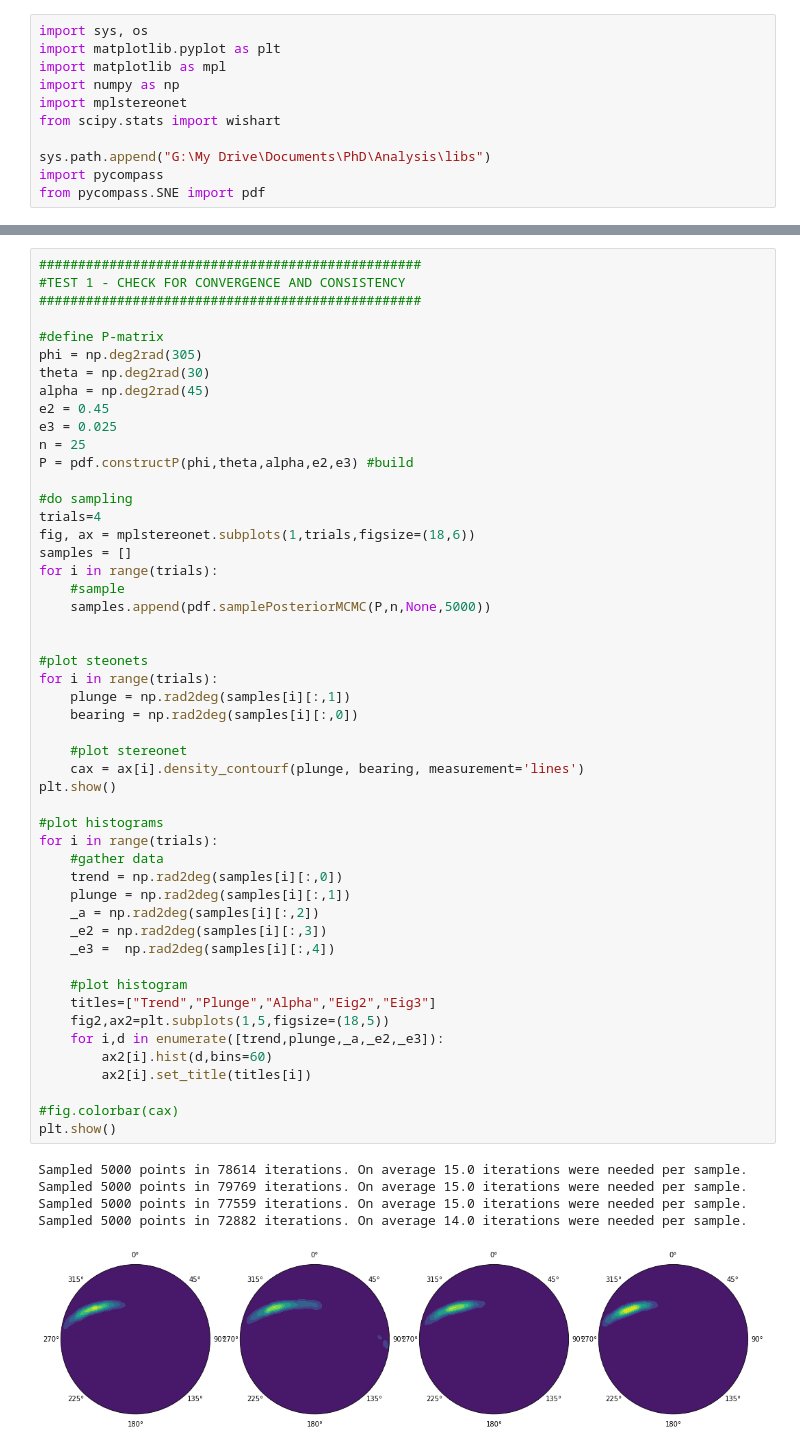
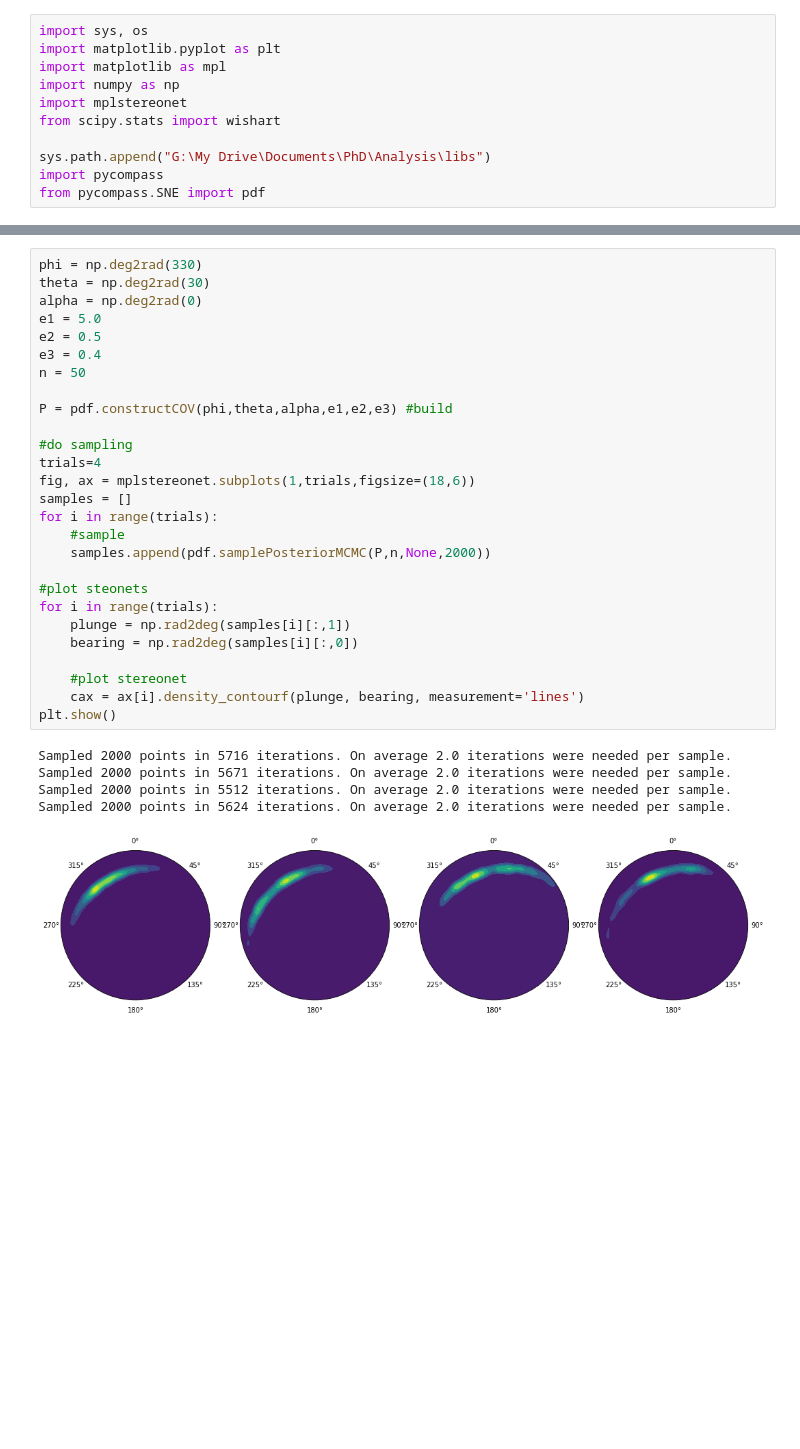
Before and after one commit to samthiele/pycompass, a Jupyter notebook: examples/2_MCMC SNE.ipynb, the cells around one changed output, grey strips where cells are left out. Drawn from its saved outputs; the diff is of its cells as text; blank space fills up the shorter version.

```diff
--- a/examples/2_MCMC SNE.ipynb
+++ b/examples/2_MCMC SNE.ipynb
@@ -258,56 +48,33 @@ for _e in e:
 # %%
-#################################################
-#TEST 1 - CHECK FOR CONVERGENCE AND CONSISTENCY
-#################################################
+phi = np.deg2rad(330)
+theta = np.deg2rad(30)
+alpha = np.deg2rad(0)
+e1 = 5.0
+e2 = 0.5
+e3 = 0.4
+n = 50
 
-#define P-matrix
-phi = np.deg2rad(305)
-theta = np.deg2rad(30)
-alpha = np.deg2rad(45)
-e2 = 0.45
-e3 = 0.025
-n = 25
-P = pdf.constructP(phi,theta,alpha,e2,e3) #build
+P = pdf.constructCOV(phi,theta,alpha,e1,e2,e3) #build
 
 #do sampling
 trials=4
 fig, ax = mplstereonet.subplots(1,trials,figsize=(18,6))
 samples = []
 for i in range(trials):
     #sample
-    samples.append(pdf.samplePosteriorMCMC(P,n,None,5000))
-
+    samples.append(pdf.samplePosteriorMCMC(P,n,None,2000))
 
 #plot steonets
 for i in range(trials):
     plunge = np.rad2deg(samples[i][:,1])
     bearing = np.rad2deg(samples[i][:,0])
 
     #plot stereonet
     cax = ax[i].density_contourf(plunge, bearing, measurement='lines')
 plt.show()
-
-#plot histograms
-for i in range(trials):
-    #gather data
-    trend = np.rad2deg(samples[i][:,0])
-    plunge = np.rad2deg(samples[i][:,1])
-    _a = np.rad2deg(samples[i][:,2])
-    _e2 = np.rad2deg(samples[i][:,3])
-    _e3 =  np.rad2deg(samples[i][:,4])
-
-    #plot histogram
-    titles=["Trend","Plunge","Alpha","Eig2","Eig3"]
-    fig2,ax2=plt.subplots(1,5,figsize=(18,5))
-    for i,d in enumerate([trend,plunge,_a,_e2,_e3]):
-        ax2[i].hist(d,bins=60)
-        ax2[i].set_title(titles[i])
-
-#fig.colorbar(cax)
-plt.show()
 # %% [output]
-Sampled 5000 points in 78614 iterations. On average 15.0 iterations were needed per sample.
-Sampled 5000 points in 79769 iterations. On average 15.0 iterations were needed per sample.
-Sampled 5000 points in 77559 iterations. On average 15.0 iterations were needed per sample.
-Sampled 5000 points in 72882 iterations. On average 14.0 iterations were needed per sample.
+Sampled 2000 points in 5716 iterations. On average 2.0 iterations were needed per sample.
+Sampled 2000 points in 5671 iterations. On average 2.0 iterations were needed per sample.
+Sampled 2000 points in 5512 iterations. On average 2.0 iterations were needed per sample.
+Sampled 2000 points in 5624 iterations. On average 2.0 iterations were needed per sample.
-[figure, old version]
+[figure, new version]
```
Also changed, not shown: parts of 21 cells of this notebook, 3 other files.
